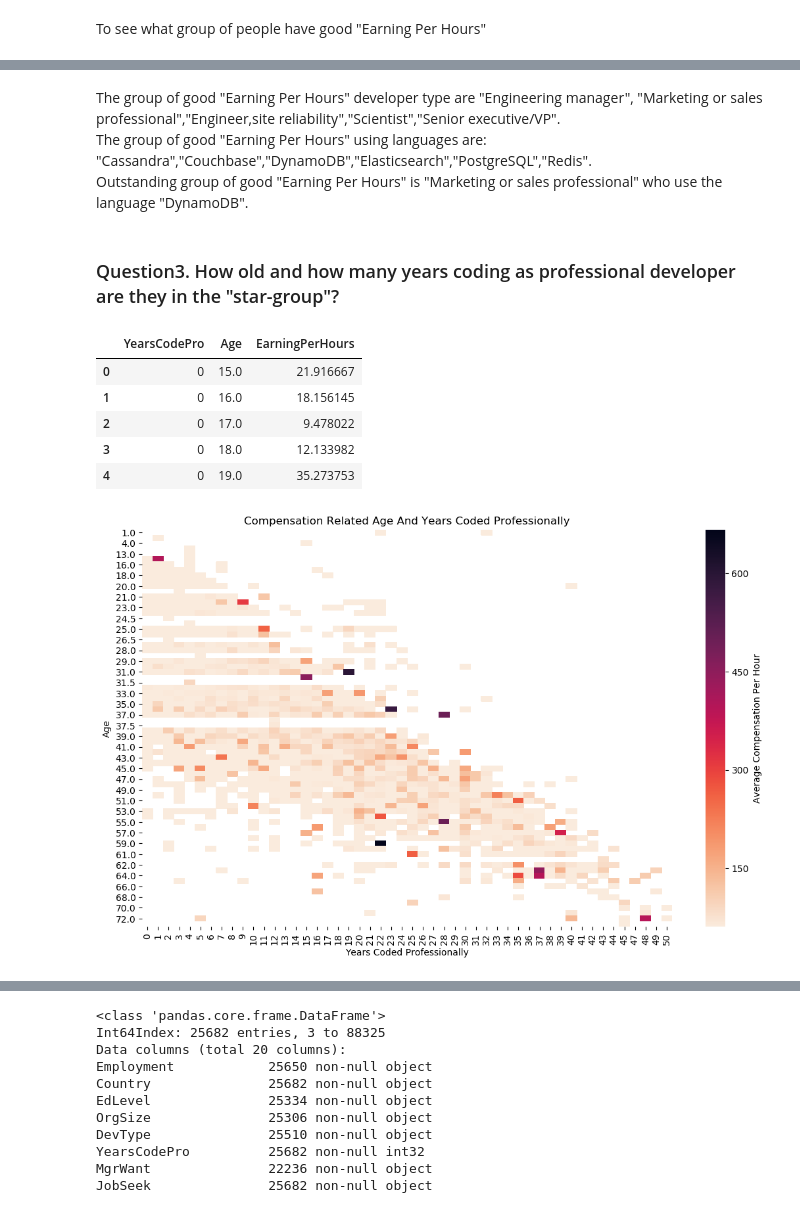
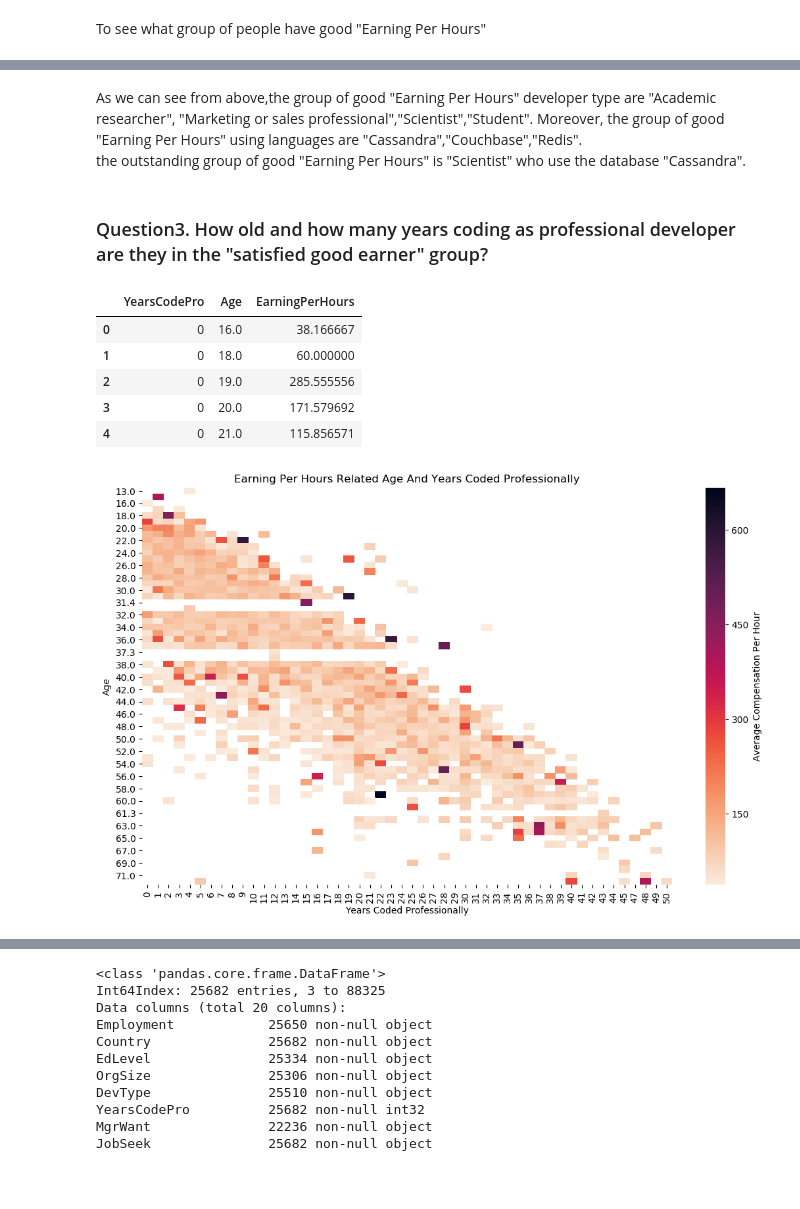
Before and after one commit to Data-Semi/Survey_HourlyIncomeFactors, a Jupyter notebook: TimePaidRanking.ipynb, the cells around one changed output, grey strips where cells are left out. Saved outputs shown, nothing was run; the diff lists cells and outputs as text; code cells hidden in the pictures; blank space fills up the shorter version.

```diff
--- a/TimePaidRanking.ipynb
+++ b/TimePaidRanking.ipynb
@@ -94,19 +103,15 @@ Prepare dataframes for each questions
 # %%
 # for Q1,Q2:
-#1. What programming language is popular in the "star-group"?
-#2. What kind of database is popular in the "star-group"?
 col_dev_lang_db =  ['DevType','LanguageWorkedWith', 'DatabaseWorkedWith', 'EarningPerHours']
 df_dev_lang_db = df[col_dev_lang_db].copy()
-df_dev_lang_db.drop_duplicates(keep = 'first', inplace = True)
+#df_dev_lang_db.drop_duplicates(keep = 'first', inplace = True)
 
 # for Q3:
-#3. How old and how many years coding as professional developer are they in the "star-group"?
 col_age = ['YearsCodePro', 'Age', 'EarningPerHours']
 df_age = df[col_age].copy()
-df_age.drop_duplicates(keep = 'first', inplace = True)
+#df_age.drop_duplicates(keep = 'first', inplace = True)
 
 # for Q4:
-#4. What is the key factors of having over than medium income and keeping work-life balance?
 col_related = ['Employment','Country', 'EdLevel', 'OrgSize',
                      'DevType', 'YearsCodePro',
                    'MgrWant', 'JobSeek', 'LastHireDate','WorkPlan','CareerSat',
@@ -195,31 +219,32 @@ plt.show()
 # %% [markdown]
-The group of  good "Earning Per Hours" developer type are "Engineering manager", "Marketing or sales professional","Engineer,site reliability","Scientist","Senior executive/VP".
-The group of good "Earning Per Hours" using languages are: "Cassandra","Couchbase","DynamoDB","Elasticsearch","PostgreSQL","Redis".
-Outstanding group of good "Earning Per Hours" is "Marketing or sales professional" who use the language "DynamoDB".
+As we can see from above,the group of good "Earning Per Hours" developer type are "Academic researcher", "Marketing or sales professional","Scientist","Student". Moreover, the group of good "Earning Per Hours" using languages are "Cassandra","Couchbase","Redis".
+the outstanding group of good "Earning Per Hours" is "Scientist" who use the database "Cassandra".
 # %% [markdown]
-### Question3. How old and how many years coding as professional developer are they in the "star-group"?
+### Question3. How old and how many years coding as professional developer are they in the "satisfied good earner" group?
+# %%
+df_age = df_age.query('EarningPerHours>{}'.format(np.percentile(df_age['EarningPerHours'],50)))
 # %%
 df_age = df_age.groupby(['YearsCodePro','Age']).mean();
 df_age = df_age.reset_index()
 df_age.head(5)
 # %% [output]
 |  | YearsCodePro | Age | EarningPerHours |
-| 0 | 0 | 15.0 | 21.916667 |
-| 1 | 0 | 16.0 | 18.156145 |
-| 2 | 0 | 17.0 | 9.478022 |
-| 3 | 0 | 18.0 | 12.133982 |
-| 4 | 0 | 19.0 | 35.273753 |
+| 0 | 0 | 16.0 | 38.166667 |
+| 1 | 0 | 18.0 | 60.000000 |
+| 2 | 0 | 19.0 | 285.555556 |
+| 3 | 0 | 20.0 | 171.579692 |
+| 4 | 0 | 21.0 | 115.856571 |
 # %%
-df_age = df_age.pivot(index = 'Age',
+df_age_pivot = df_age.pivot(index = 'Age',
                       columns = 'YearsCodePro',
                       values = 'EarningPerHours'
                      )
 plt.figure(figsize=(13, 8))
-ax = sns.heatmap(df_age,cmap = 'rocket_r',vmin = vmin_top,cbar = True )
-plt.title('Compensation Related Age And Years Coded Professionally')
+ax = sns.heatmap(df_age_pivot,cmap = 'rocket_r',cbar = True )
+plt.title('Earning Per Hours Related Age And Years Coded Professionally')
 plt.xlabel('Years Coded Professionally')
 ax.collections[0].colorbar.set_label("Average Compensation Per Hour")
 #plt.savefig('data/dst/seaborn_heatmap_big.png')
 plt.show()
 # %% [output]
-[figure, old version]
+[figure, new version]
```
Also changed, not shown: parts of 41 cells of this notebook.
